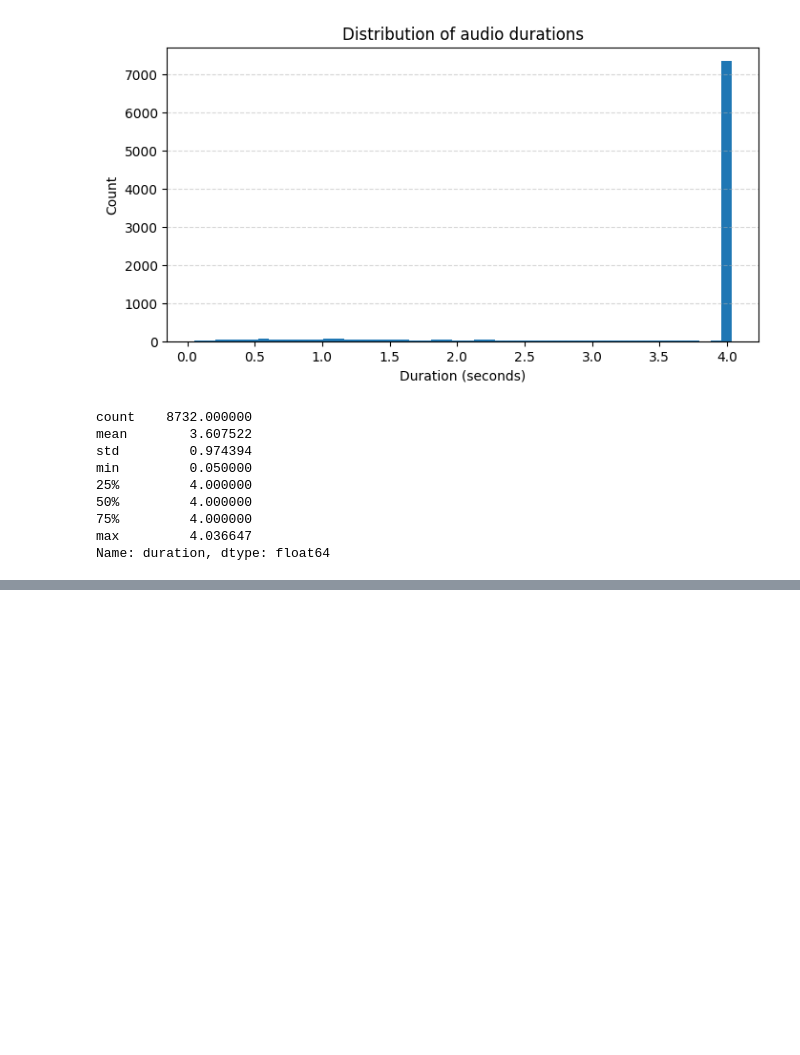
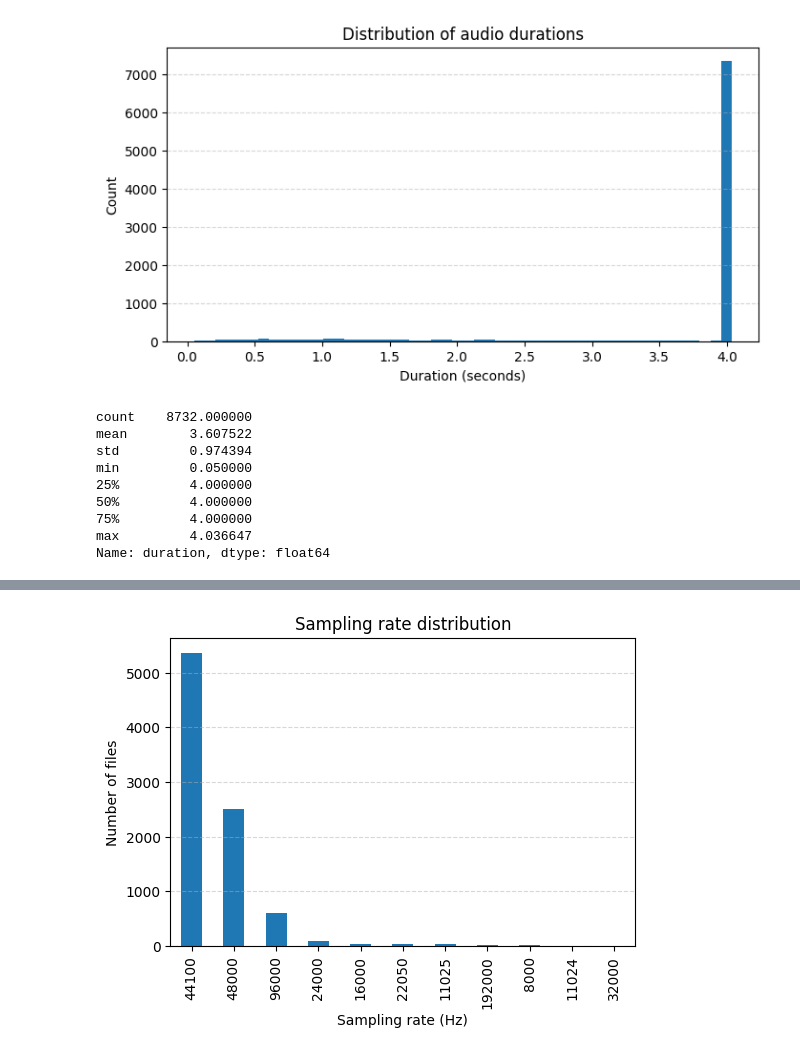
Before and after one commit to FreddieAlvin/Deep-Learning-Classifiers-for-urban-sound-data, a Jupyter notebook: UrbanSound8K.ipynb, the cells around one changed output, grey strips where cells are left out. Cells and saved outputs as stored; diff of their text form; code cells hidden in the pictures; blank space fills up the shorter version.

```diff
--- a/UrbanSound8K.ipynb
+++ b/UrbanSound8K.ipynb
@@ -518,15 +265,0 @@ Name: max_amplitude, dtype: float64
-# %%
-# Select an example clip
-example_row = df.iloc[0]
-fold = example_row['fold']
-filename = example_row['slice_file_name']
-filepath = os.path.join(audio_base_path, f"fold{fold}", filename)
-
-y, sr = librosa.load(filepath, sr=None)
-
-plt.figure(figsize=(12,3))
-librosa.display.waveshow(y, sr=sr)
-plt.title(f"Waveform: {filename}")
-plt.xlabel("Time (s)")
-plt.ylabel("Amplitude")
-plt.show()
@@ -1713,0 +283,17 @@ the model's vulnerability to adversarial perturbations.
+# %%
+sampling_rates = []
+
+for idx, row in df.iterrows():
+    fold = row['fold']
+    filename = row['slice_file_name']
+    filepath = os.path.join(audio_base_path, f"fold{fold}", filename)
+
+    try:
+        # Only load the header, not the full audio, to save time
+        y, sr = librosa.load(filepath, sr=None)
+        sampling_rates.append(sr)
+    except Exception as e:
+        sampling_rates.append(np.nan)
+
+df['sampling_rate'] = sampling_rates
+df[['slice_file_name', 'sampling_rate']].head()
@@ -1713,0 +307,3 @@ the model's vulnerability to adversarial perturbations.
+# %%
+sr_counts = df['sampling_rate'].value_counts()
+sr_counts
@@ -1713,0 +324,10 @@ the model's vulnerability to adversarial perturbations.
+# %%
+plt.figure(figsize=(6,4))
+sr_counts.plot(kind='bar')
+plt.title("Sampling rate distribution")
+plt.xlabel("Sampling rate (Hz)")
+plt.ylabel("Number of files")
+plt.grid(axis='y', linestyle='--', alpha=0.5)
+plt.show()
+# %% [output]
+[figure, added]
```
Also changed, not shown: parts of 195 cells of this notebook, 2 other files.
